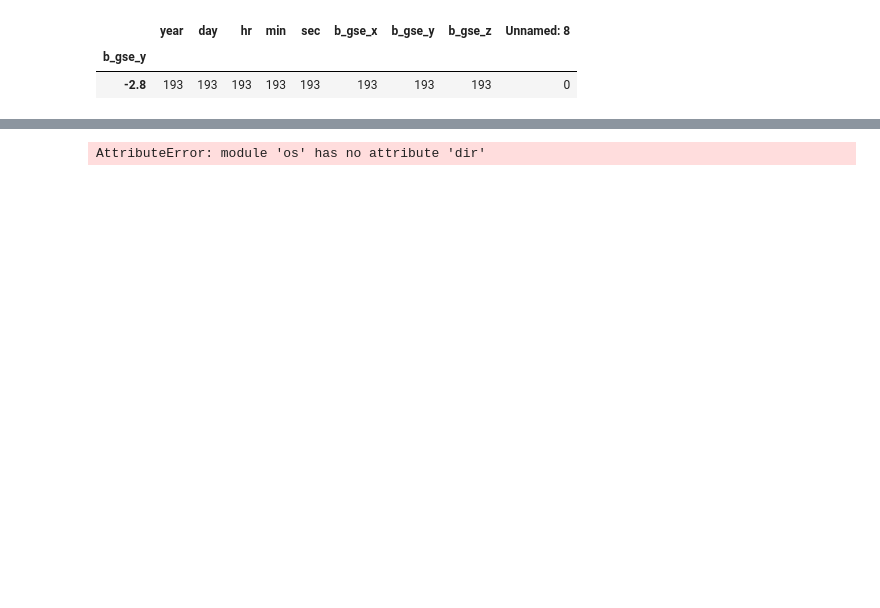
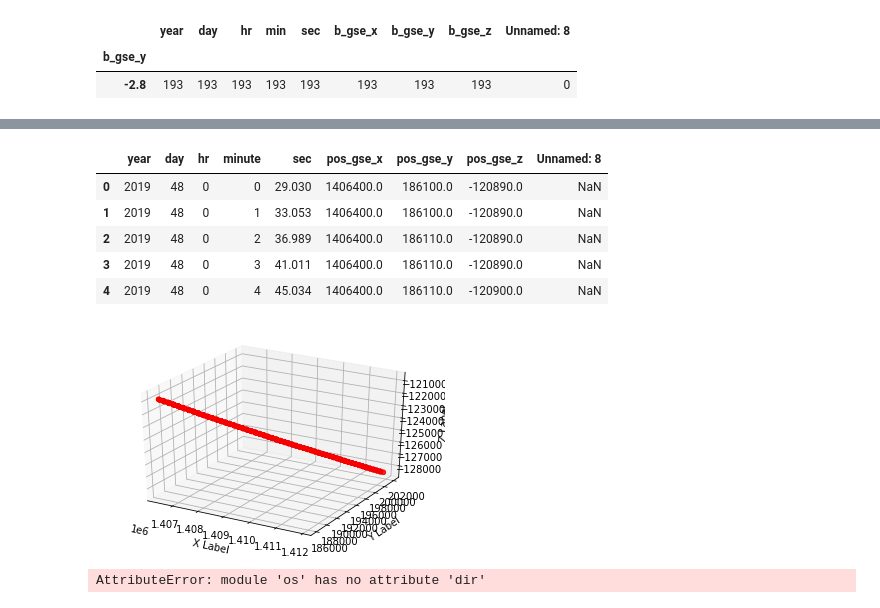
Before and after one commit to camerondoyle123/ace_solar, a Jupyter notebook: ace_data_wrangle.ipynb, the cells around one changed output, grey strips where cells are left out. Cells and saved outputs as stored; diff of their text form; code cells hidden in the pictures; blank space fills up the shorter version.

```diff
--- a/ace_data_wrangle.ipynb
+++ b/ace_data_wrangle.ipynb
@@ -151,19 +200,27 @@ gif.save(frames, "examples/wave.gif", duration=20)
 # %%
 # This makes the 3d scatter plot, man
 fig = plt.figure()
 ax = fig.add_subplot(111, projection='3d')
 
-x = ace_data['bgsex']
-y = ace_data['bgsey']
-z = ace_data['bgsez']
+x = pos_hour['pos_gse_x']
+y = pos_hour['pos_gse_y']
+z = pos_hour['pos_gse_z']
 
 ax.scatter(x, y, z, c='r', marker='o', alpha=0.1)
 
 ax.set_xlabel('X Label')
 ax.set_ylabel('Y Label')
 ax.set_zlabel('Z Label')
-
-plt.show()
+pos_hour.head()
+#plt.show()
+# %% [output]
+|  | year | day | hr | minute | sec | pos_gse_x | pos_gse_y | pos_gse_z | Unnamed: 8 |
+| 0 | 2019 | 48 | 0 | 0 | 29.030 | 1406400.0 | 186100.0 | -120890.0 | NaN |
+| 1 | 2019 | 48 | 0 | 1 | 33.053 | 1406400.0 | 186100.0 | -120890.0 | NaN |
+| 2 | 2019 | 48 | 0 | 2 | 36.989 | 1406400.0 | 186110.0 | -120890.0 | NaN |
+| 3 | 2019 | 48 | 0 | 3 | 41.011 | 1406400.0 | 186110.0 | -120890.0 | NaN |
+| 4 | 2019 | 48 | 0 | 4 | 45.034 | 1406400.0 | 186110.0 | -120900.0 | NaN |
+[figure, added]
 # %%
 plt.scatter(x,y, s=1, alpha=0.4, linewidths=3, c=z, cmap=plt.cm.coolwarm)
 plt.show()
```
Also changed, not shown: parts of 5 cells of this notebook.
